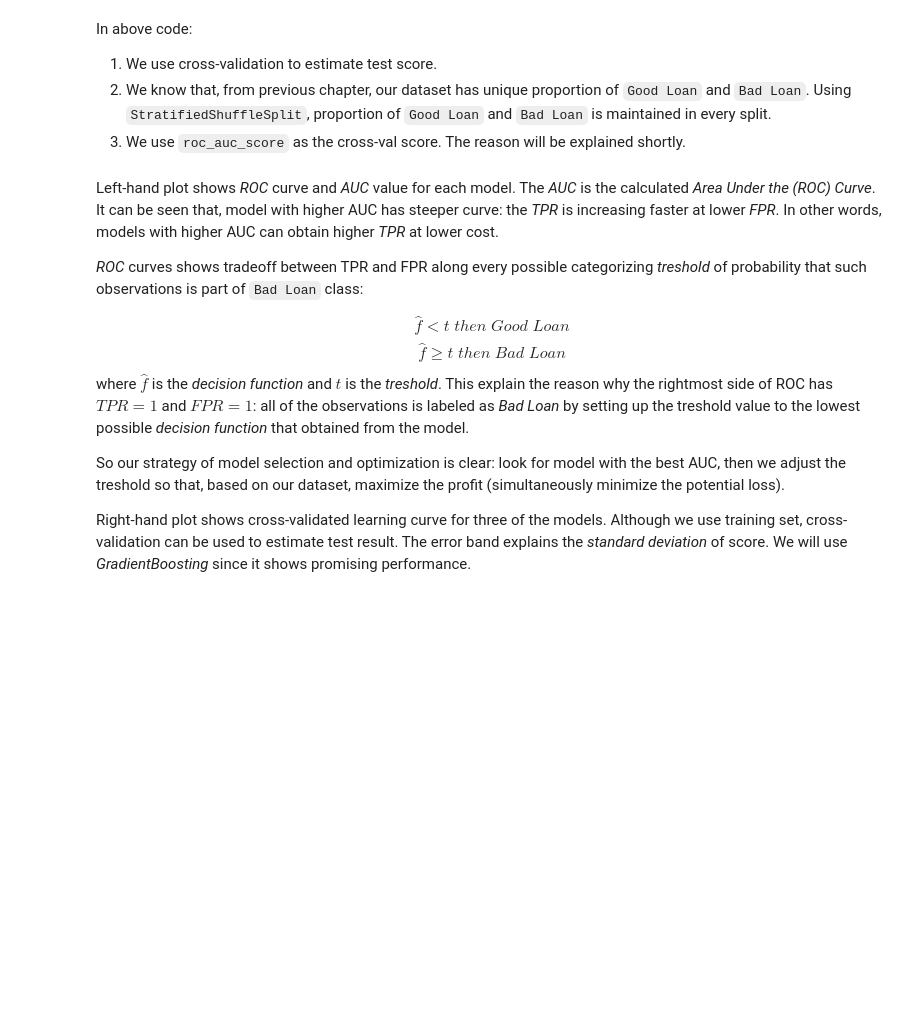
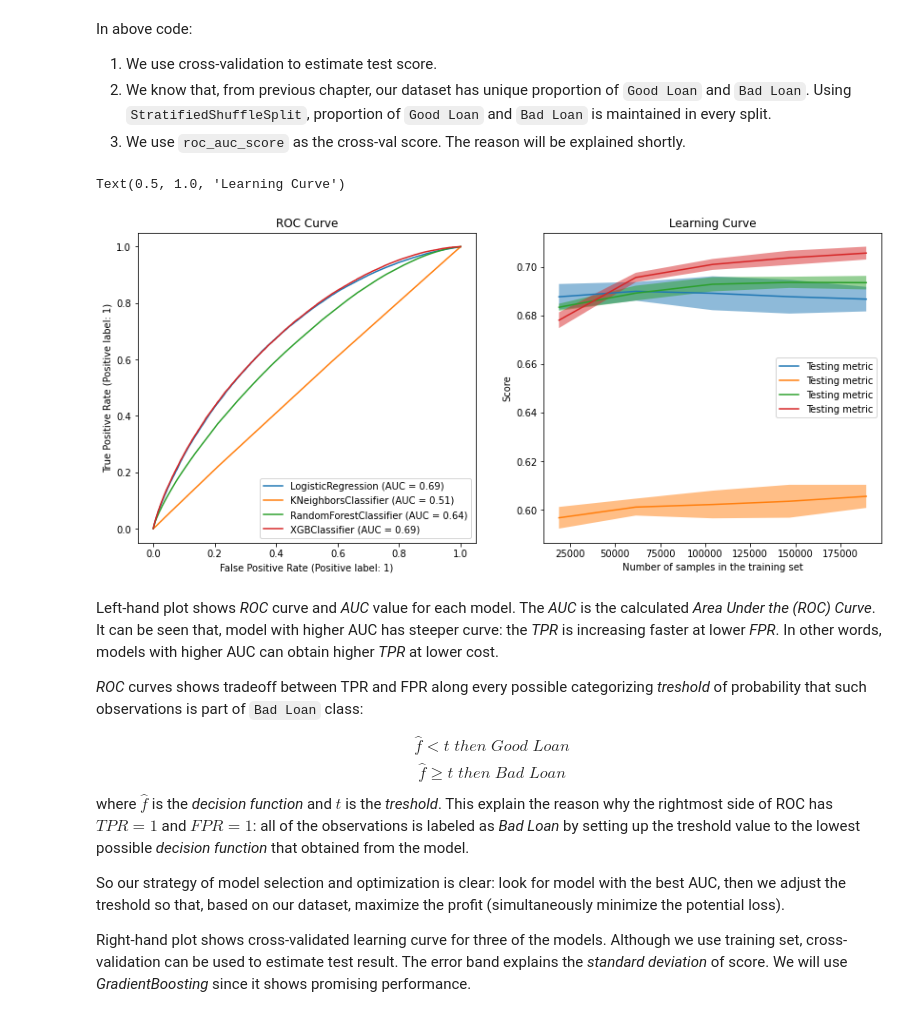
Before and after one commit to nbarizki/creditdefaultml, a Jupyter notebook: 3_Model_development.ipynb, the cells around one changed output. Cells and saved outputs as stored; diff of their text form; code cells hidden in the pictures; blank space fills up the shorter version.

```diff
--- a/3_Model_development.ipynb
+++ b/3_Model_development.ipynb
@@ -176,6 +210,7 @@ For each potential model, we are going to observe how the model performs by comp
 # %%
 from sklearn.model_selection import StratifiedShuffleSplit, cross_val_score
 # classifier
+from sklearn.neighbors import KNeighborsClassifier
 from sklearn.ensemble import RandomForestClassifier
 from sklearn.linear_model import LogisticRegression
 from xgboost import XGBClassifier
@@ -184,17 +219,15 @@ from sklearn.metrics import roc_auc_score, make_scorer
 
 #classifier
 log_clf  =  LogisticRegression(max_iter=3000) # linear
-rf_clf  = RandomForestClassifier()
-xgb_clf = XGBClassifier(
-    max_depth=4, alpha=10, learning_rate=0.5, n_estimators=100,
-    )
-# initialize an empty list to store the scores
-# models = [log_clf, rf_clf, xgb_clf]
-models = [xgb_clf]
+knn_clf = KNeighborsClassifier() # distance-based
+rf_clf  = RandomForestClassifier() # stochastic, ensemble
+xgb_clf = XGBClassifier(max_depth=4, alpha=10, learning_rate=0.5, n_estimators=100,) #boosting
+#initialize an empty list to store the scores
+models = [log_clf, knn_clf, rf_clf, xgb_clf]
 scoring_method = make_scorer(roc_auc_score, needs_proba=True) # returns callable in form of scorer(estimator, X, y)
 # iterate over the models
 def cross_val_evaluation(models:list, X, y, scoring_method:callable):
-    for model in tqdm(models):
+    for model in models:
         model_scores = cross_val_score(
             model, X, y,
             scoring = scoring_method, #scorer(estimator, X, y)
@@ -207,4 +240,4 @@ def cross_val_evaluation(models:list, X, y, scoring_method:callable):
         # print the mean and standard deviation of the scores
         print(f'{model.__class__.__name__}: Mean score = {mean_score:.2f}, Standard deviation = {std_dev_score:.2f}')
 
-# cross_val_evaluation(models, X_train_transfd, y_train, scoring_method)
+cross_val_evaluation(models, X_train_transfd, y_train, scoring_method)
@@ -215,28 +253,30 @@ In above code:
 2. We know that, from previous chapter, our dataset has unique proportion of `Good Loan` and `Bad Loan`. Using `StratifiedShuffleSplit`, proportion of `Good Loan` and `Bad Loan` is maintained in every split.
 3. We use `roc_auc_score` as the cross-val score. The reason will be explained shortly.
 # %%
-# # plotting
-# from sklearn.metrics import RocCurveDisplay
-# from sklearn.model_selection import LearningCurveDisplay
-# import matplotlib.pyplot as plt
+# plotting
+from sklearn.metrics import RocCurveDisplay
+from sklearn.model_selection import LearningCurveDisplay
+import matplotlib.pyplot as plt
 
-# fig, ax = plt.subplots(1, 2, figsize=(14, 6))
-# # models = [log_clf, rf_clf, xgb_clf]
-# models = [log_clf]
-# for model in models:
-#     model.fit(X_train_transfd, y_train)
-#     RocCurveDisplay.from_estimator(
-#         model, X_test_transfd, y_test,
-#         ax=ax[0]
-#         )
-# for model in models:
-#     LearningCurveDisplay.from_estimator(
-#         model, X_train_transfd, y_train,
-#         ax=ax[1], scoring=make_scorer(roc_auc_score, needs_proba=True),
-#         cv=StratifiedShuffleSplit(n_splits=5),
-#         )
-# ax[0].set_title('ROC Curve')
-# ax[1].set_title('Learning Curve')
+fig, ax = plt.subplots(1, 2, figsize=(14, 6))
+models = [log_clf, knn_clf, rf_clf, xgb_clf]
+for model in models:
+    model.fit(X_train_transfd, y_train)
+    RocCurveDisplay.from_estimator(
+        model, X_test_transfd, y_test,
+        ax=ax[0]
+        )
+for model in models:
+    LearningCurveDisplay.from_estimator(
+        model, X_train_transfd, y_train,
+        ax=ax[1], scoring=make_scorer(roc_auc_score, needs_proba=True),
+        cv=StratifiedShuffleSplit(n_splits=5),
+        )
+ax[0].set_title('ROC Curve')
+ax[1].set_title('Learning Curve')
+# %% [output]
+Text(0.5, 1.0, 'Learning Curve')
+[figure, added]
 # %% [markdown]
 Left-hand plot shows *ROC* curve and *AUC* value for each model. The *AUC* is the calculated *Area Under the (ROC) Curve*. It can be seen that, model with higher AUC has steeper curve: the *TPR* is increasing faster at lower *FPR*. In other words, models with higher AUC can obtain higher *TPR* at lower cost.
 
```
Also changed, not shown: parts of 55 cells of this notebook, 1 other file.
